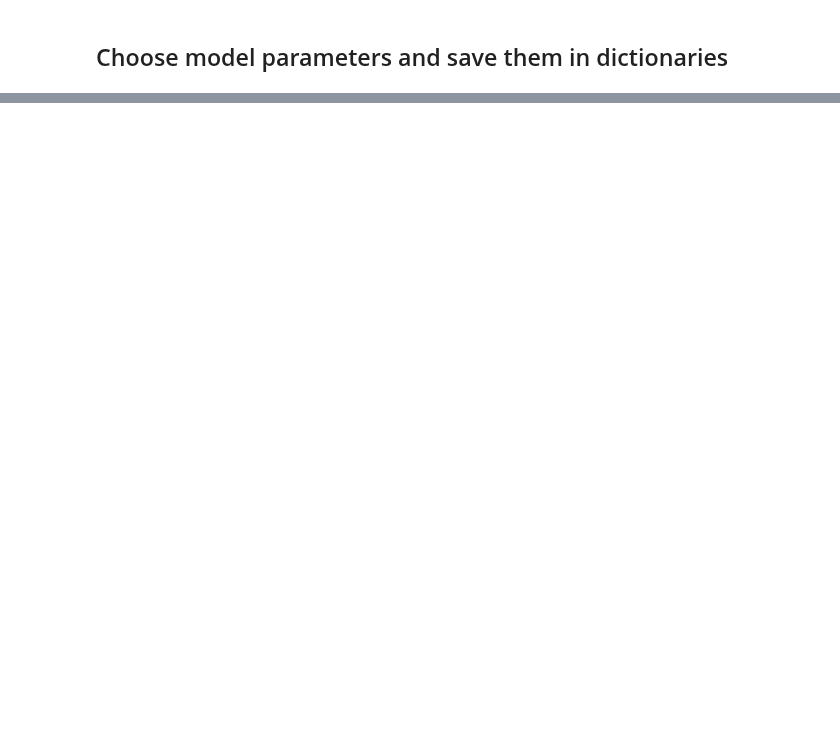
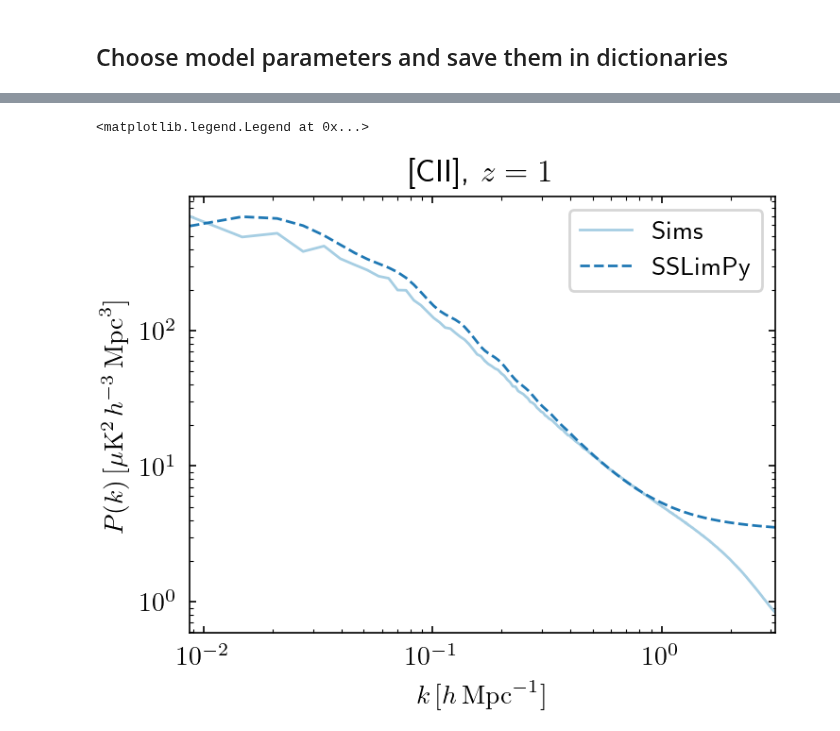
Before and after one commit to Sefa76/SSLimPy, a Jupyter notebook: notebooks/SSLimPy_Validation_Response.ipynb, the cells around one changed output, grey strips where cells are left out. Drawn from its saved outputs; the diff is of its cells as text; code cells hidden in the pictures; blank space fills up the shorter version.

```diff
--- a/notebooks/SSLimPy_Validation_Response.ipynb
+++ b/notebooks/SSLimPy_Validation_Response.ipynb
@@ -360,0 +113,16 @@ for ik in range(len(k)):
+# %%
+astrodict_CII={
+    "model_type": "ML",
+    "model_name": "SilvaCII",
+    "model_par": {
+        "a": 0.8475,
+        "b": 7.2203,
+        "SFR_file": "sfr_release.dat",
+        "do_quench": False,
+    },
+    "sigma_scatter" : 0.37,
+    "meanperserve_scatter": False,
+}
+
+nu = 1.897 * u.THz
+surveyspecs_CII = get_specs(nu)
@@ -360,0 +151,21 @@ for ik in range(len(k)):
+# %%
+pk_az = np.loadtxt("/home/sefa/Desktop/LIM-Code/clusterdata/pkfliles_from_source/snapshot_a0.500/ModelCII_A_N1024/ModelCII_A_pks_1d_0.5000.txt")
+k_az, Pk_az = pk_az[:, 0], pk_az[:, 1]
+
+k_az = (k_az * myastro.Mpch**-1).to(myastro.Mpch**-1)
+Pk_az = (Pk_az * myastro.Mpch**3 * u.uK**2).to(myastro.Mpch**3 * u.uK**2)
+
+I11 = myastro.Thalo(z, k_az, p=1, scale=(1,), beta=1)
+I02 = myastro.Thalo(z, k_az, p=1, scale=(2,), beta=0)
+Pk_Lim_Solo = (I11**2) * mycosmo.matpow(k_az, z) + I02
+
+plt.loglog(k_az, Pk_az, c=Cp[0], label="Sims")
+plt.loglog(k_az, Pk_Lim_Solo.to(myastro.Mpch**3 * u.uK**2), c=Cp[1], ls="--", label="SSLimPy")
+
+plt.xlabel(r"$k\,[h\,\mathrm{Mpc}^{-1}]$")
+plt.ylabel(r"$P(k)\,[\mu \mathrm{K}^2\,h^{-3}\,\mathrm{Mpc}^{3}]$")
+plt.title(r"[CII], $z=1$")
+plt.legend()
+# %% [output]
+<matplotlib.legend.Legend at 0x...>
+[figure, added]
```
Also changed, not shown: parts of 81 cells of this notebook, 2 other files.
